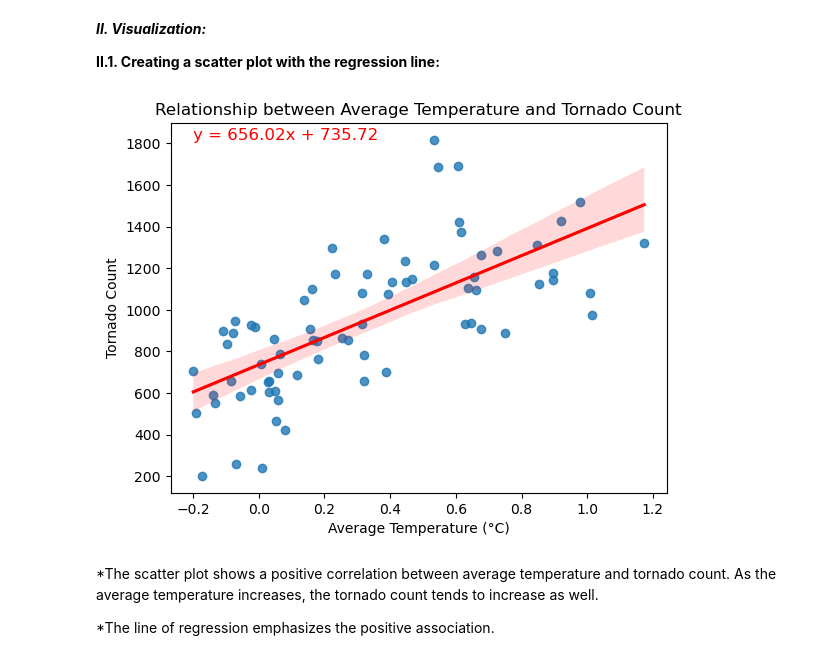
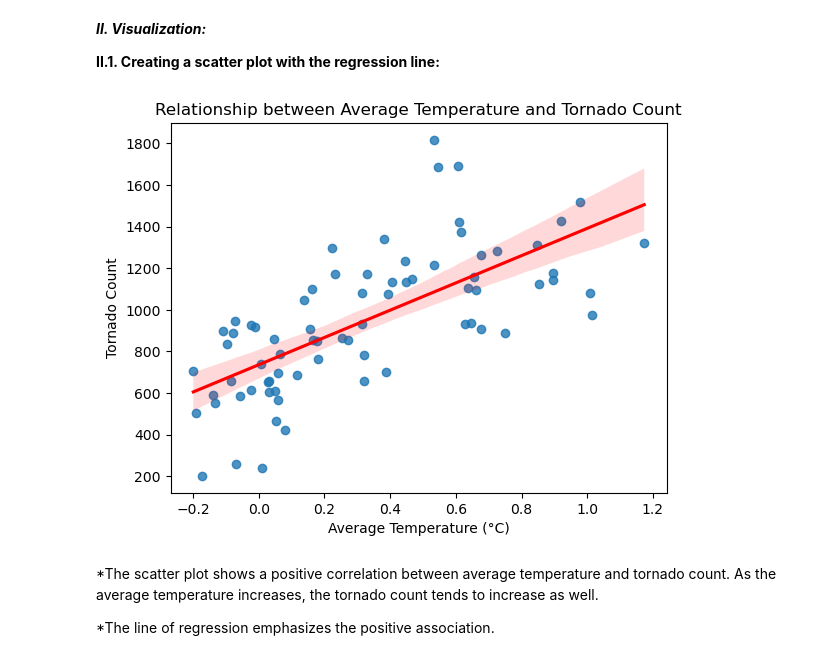
Before and after one commit to SalouaDaouki/Data608Spring25, a Jupyter notebook: Story5.ipynb, the cells around one changed output. Drawn from its saved outputs; the diff is of its cells as text; code cells hidden in the pictures.

```diff
--- a/Story5.ipynb
+++ b/Story5.ipynb
@@ -127,24 +127,20 @@ print(combined_data[['Year', 'avg_temp', 'tornado_count']].head())
 # %%
 import seaborn as sns
 import matplotlib.pyplot as plt
 import numpy as np
 
 # Plot the scatter plot with a regression line
 sns.regplot(x='avg_temp', y='tornado_count', data=combined_data, line_kws={'color': 'red'})
 
-# Calculate the regression line equation
+# Calculate the regression line equation (without displaying it)
 slope, intercept = np.polyfit(combined_data['avg_temp'], combined_data['tornado_count'], 1)
-equation = f'y = {slope:.2f}x + {intercept:.2f}'
-
-# Annotate the plot with the equation
-plt.text(x=combined_data['avg_temp'].min(), y=combined_data['tornado_count'].max(), s=equation, fontsize=12, color='red')
 
 plt.title('Relationship between Average Temperature and Tornado Count')
 plt.xlabel('Average Temperature (°C)')
 plt.ylabel('Tornado Count')
 plt.show()
 # %% [output]
-[figure, old version]
+[figure, new version]
 # %% [markdown]
 *The scatter plot shows a positive correlation between average temperature and tornado count. As the average temperature increases, the tornado count tends to increase as well.
 
```
Also changed, not shown: parts of 1 cell of this notebook.
